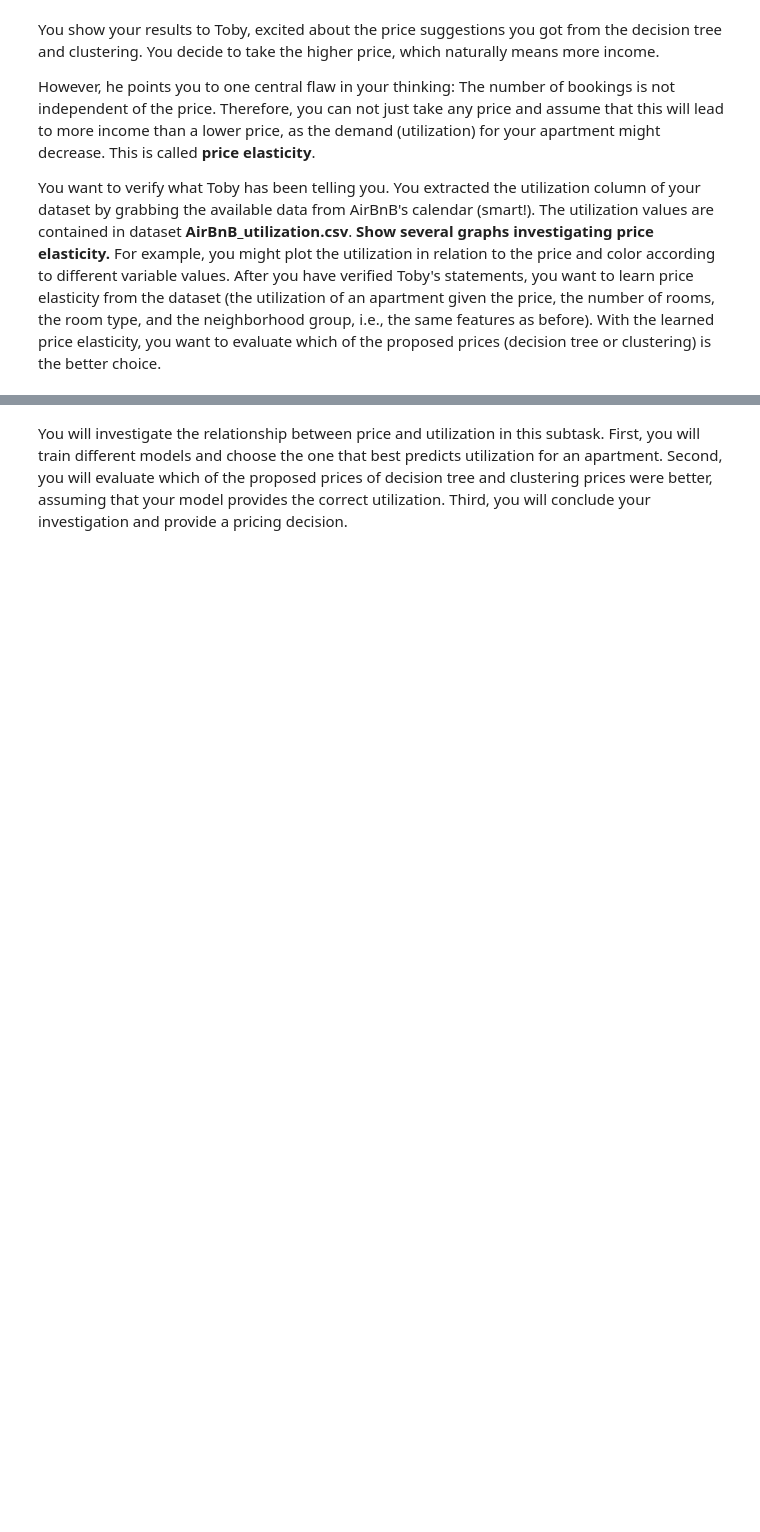
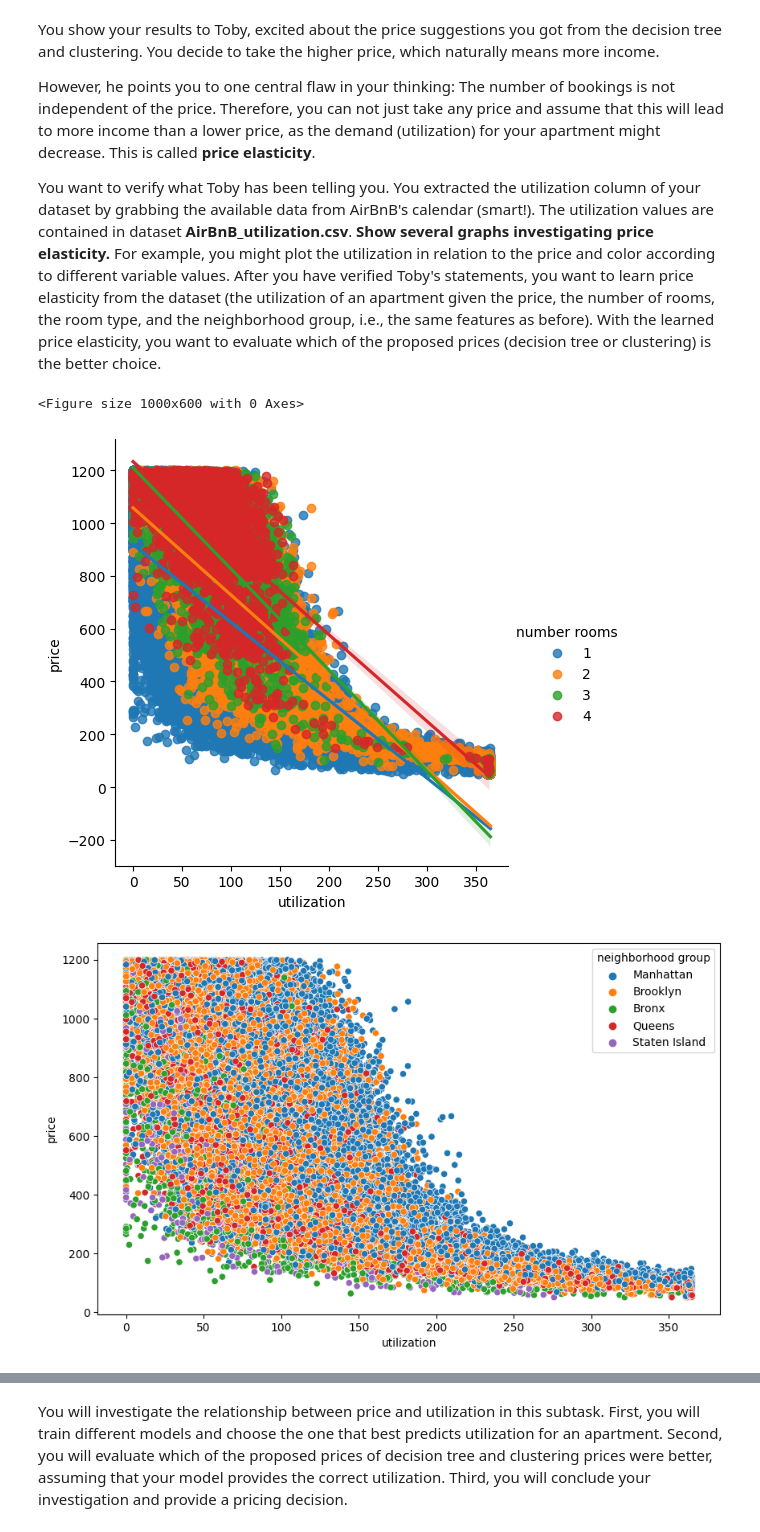
Before and after one commit to victorroferz/Data-Science-RWTH-Course, a Jupyter notebook: assignment_1.ipynb, the cells around one changed output, grey strips where cells are left out. Cells and saved outputs as stored; diff of their text form; code cells hidden in the pictures; blank space fills up the shorter version.

```diff
--- a/assignment_1.ipynb
+++ b/assignment_1.ipynb
@@ -760,3 +772,20 @@ You want to verify what Toby has been telling you. You extracted the utilization
 After you have verified Toby's statements, you want to learn price elasticity from the dataset (the utilization of an apartment given the price, the number of rooms, the room type, and the neighborhood group, i.e., the same features as before). With the learned price elasticity, you want to evaluate which of the proposed prices (decision tree or clustering) is the better choice.
 # %%
 # Your answer goes here
+util_data = read_dataset('AirBnB_utilization.csv')
+
+plt.figure(figsize=(10,6))
+sns.lmplot(x="utilization", y="price", data=util_data, hue="number rooms")
+plt.show()
+
+plt.figure(figsize=(10,6))
+sns.scatterplot(x="utilization", y="price", data=util_data, hue="neighborhood group")
+plt.show()
+
+plt.figure(figsize=(10,6))
+sns.scatterplot(x="utilization", y="price", data=util_data, hue="room type")
+plt.show()
+# %% [output]
+<Figure size 1000x600 with 0 Axes>
+[figure, added]
+[figure, added]
```
Also changed, not shown: parts of 5 cells of this notebook.
